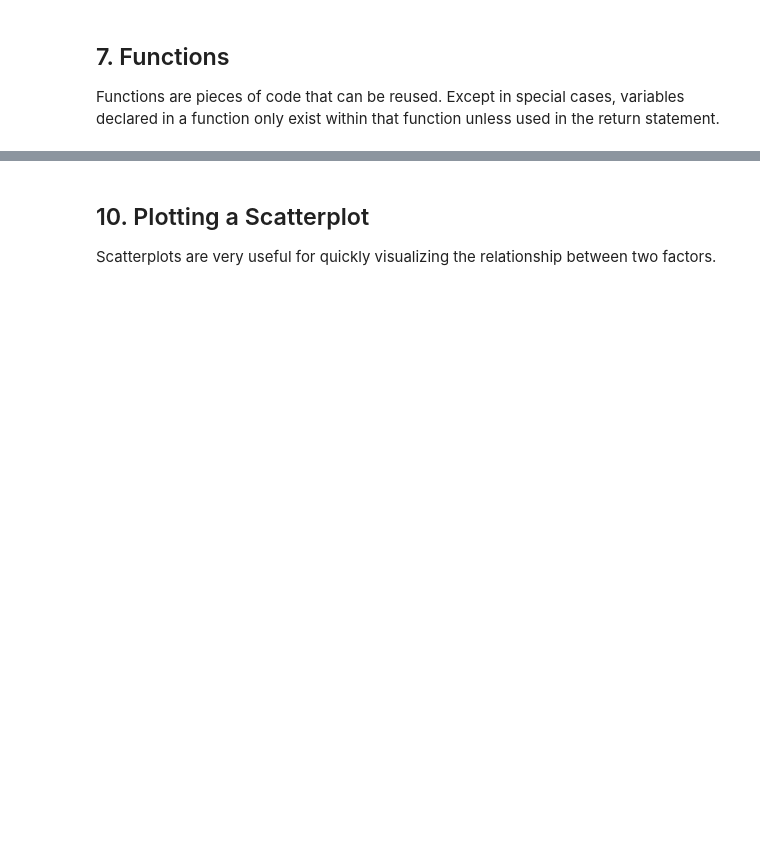
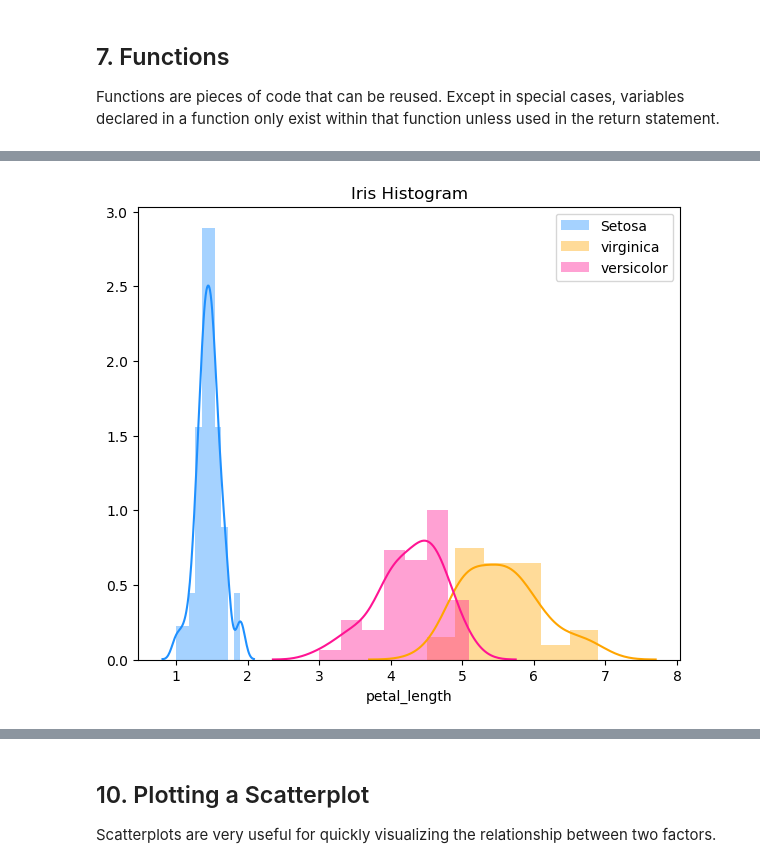
Before and after one commit to jzhangab/quds-class, a Jupyter notebook: 1_Intro_Python.ipynb, the cells around one changed output, grey strips where cells are left out. Drawn from its saved outputs; the diff is of its cells as text; code cells hidden in the pictures; blank space fills up the shorter version.

```diff
--- a/1_Intro_Python.ipynb
+++ b/1_Intro_Python.ipynb
@@ -362,0 +1076,4 @@ df.hist(bins = 10)
+# %%
+import seaborn as sns
+df = sns.load_dataset('iris')
+df
@@ -362,0 +1094,7 @@ df.hist(bins = 10)
+# %%
+import matplotlib.pyplot as plt
+%matplotlib inline
+plt.rcParams.update({'figure.figsize':(7,5), 'figure.dpi':100})
+
+iris = df
+df.describe()
@@ -362,0 +1111,10 @@ df.hist(bins = 10)
+# %%
+plt.subplots(figsize=(7,6), dpi=100)
+sns.distplot( df.loc[df.species=='setosa', "petal_length"] , color="dodgerblue", label="Setosa")
+sns.distplot( df.loc[df.species=='virginica', "petal_length"] , color="orange", label="virginica")
+sns.distplot( df.loc[df.species=='versicolor', "petal_length"] , color="deeppink", label="versicolor")
+
+plt.title('Iris Histogram')
+plt.legend();
+# %% [output]
+[figure, added]
```
Also changed, not shown: parts of 97 cells of this notebook.
